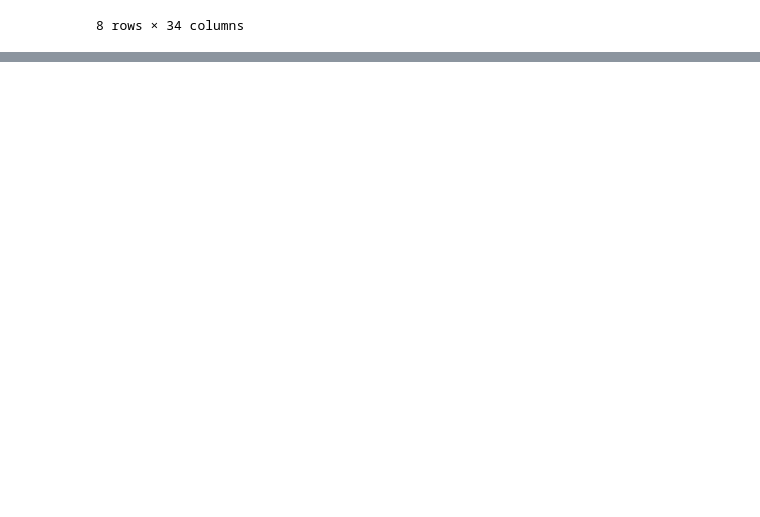
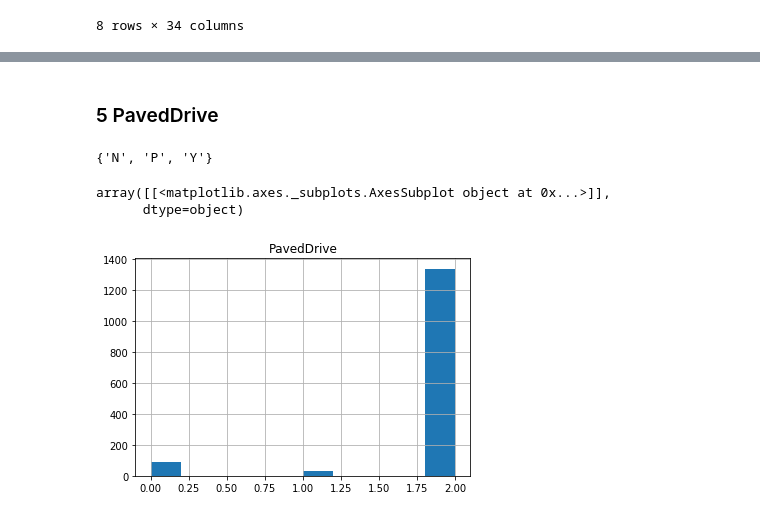
Before and after one commit to tybrs/kaggle-housing-prices, a Jupyter notebook: data_cleanup.ipynb, the cells around one changed output, grey strips where cells are left out. Cells and saved outputs as stored; diff of their text form; code cells hidden in the pictures; blank space fills up the shorter version.

```diff
--- a/data_cleanup.ipynb
+++ b/data_cleanup.ipynb
@@ -146,0 +202,4 @@ house_ty[house_ty['GarageType'].isna()]
+# %%
+from sklearn.preprocessing import LabelEncoder
+le = LabelEncoder()
+house_ty[['GarageQual']] = le.fit_transform(house_df[['GarageQual']].fillna(0).astype(str))
@@ -146,0 +228,2 @@ house_ty[house_ty['GarageType'].isna()]
+# %%
+house_ty[['GarageCond']] = le.fit_transform(house_df[['GarageCond']].fillna(0).astype(str))
@@ -146,0 +236,15 @@ house_ty[house_ty['GarageType'].isna()]
+# %% [markdown]
+### 5 PavedDrive
+# %%
+set(house_df['PavedDrive'])
+# %% [output]
+{'N', 'P', 'Y'}
+# %%
+le = LabelEncoder()
+house_ty[['PavedDrive']] = le.fit_transform(house_df[['PavedDrive']].fillna(0).astype(str))
+# %%
+house_ty[['PavedDrive']].hist()
+# %% [output]
+array([[<matplotlib.axes._subplots.AxesSubplot object at 0x...>]],
+      dtype=object)
+[figure, added]
```
Also changed, not shown: parts of 62 cells of this notebook, 1 other file.
